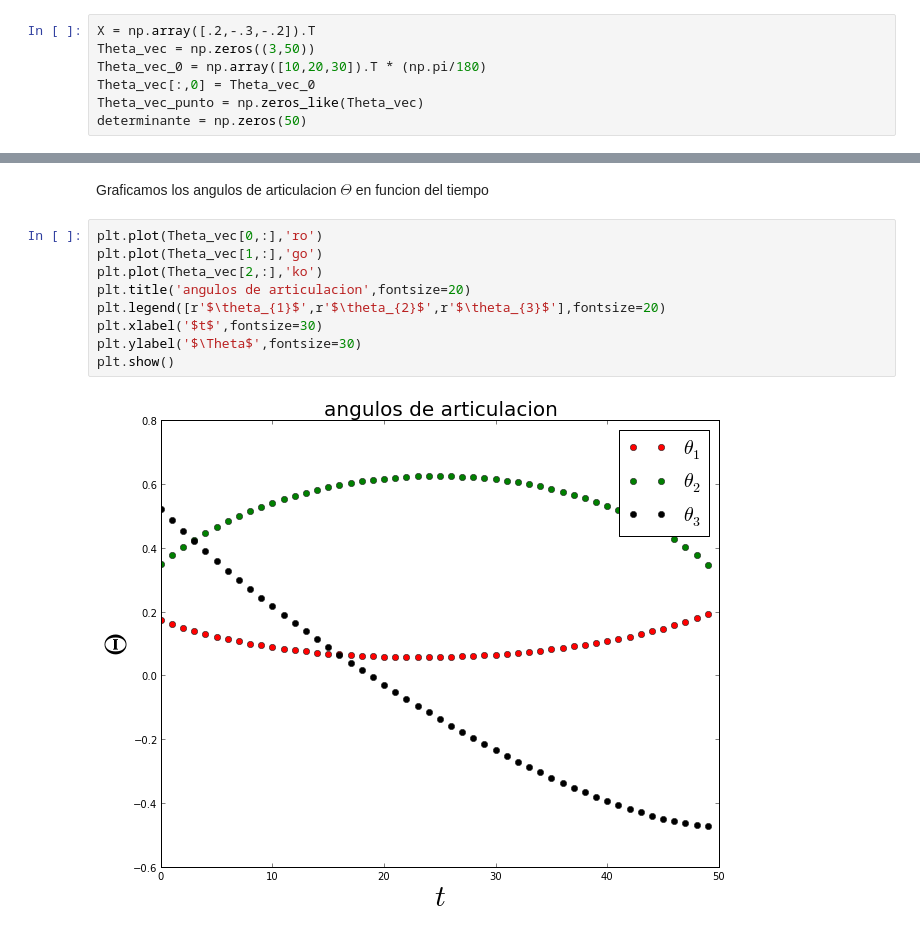
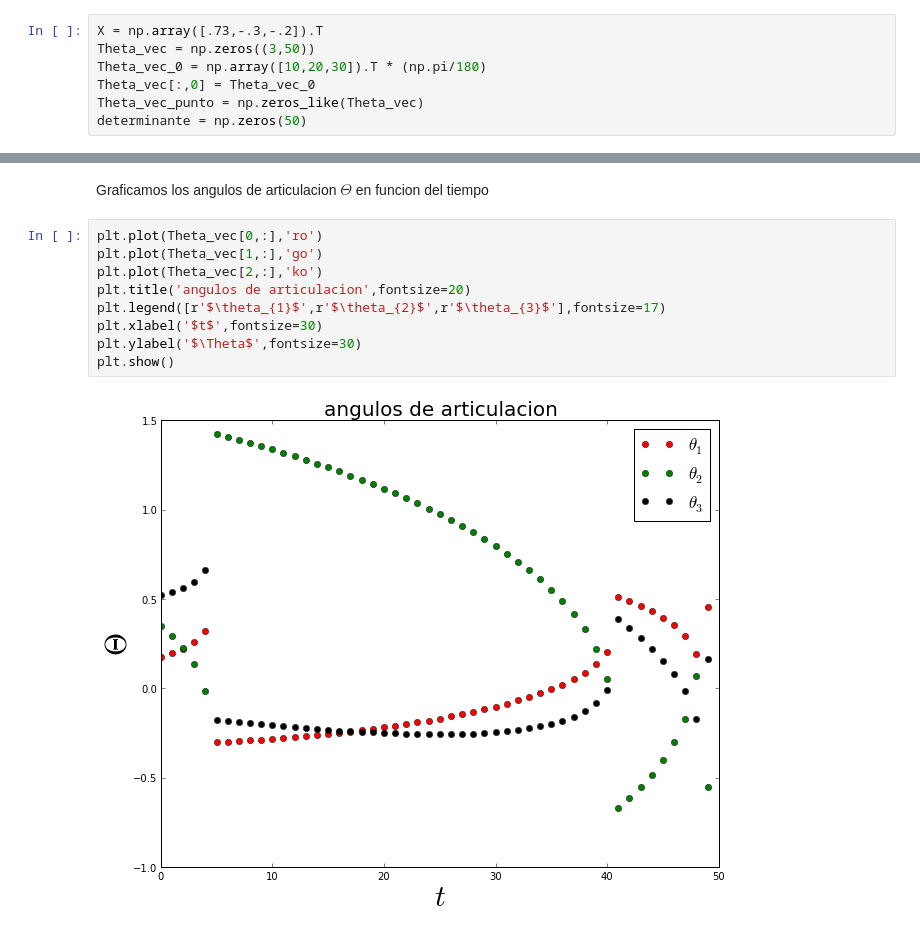
Before and after one commit to elsuizo/Control_de_robots_py, a Jupyter notebook: tp4.ipynb, the cells around one changed output, grey strips where cells are left out. Saved outputs shown, nothing was run; the diff lists cells and outputs as text.

```diff
--- a/tp4.ipynb
+++ b/tp4.ipynb
@@ -326,7 +326,7 @@ Luego definimos el vector de velocidades que se nos da en el enunciado:
 
 $X = [\dot{x},\dot{y},\omega_{z}]=[0.2,-0.3,-0.2]$
 # %%
-X = np.array([.2,-.3,-.2]).T
+X = np.array([.73,-.3,-.2]).T
 Theta_vec = np.zeros((3,50))
 Theta_vec_0 = np.array([10,20,30]).T * (np.pi/180)
 Theta_vec[:,0] = Theta_vec_0
@@ -409,14 +409,14 @@ Graficamos los angulos de articulacion $\Theta$ en funcion del tiempo
 # %%
 plt.plot(Theta_vec[0,:],'ro')
 plt.plot(Theta_vec[1,:],'go')
 plt.plot(Theta_vec[2,:],'ko')
 plt.title('angulos de articulacion',fontsize=20)
-plt.legend([r'$\theta_{1}$',r'$\theta_{2}$',r'$\theta_{3}$'],fontsize=20)
+plt.legend([r'$\theta_{1}$',r'$\theta_{2}$',r'$\theta_{3}$'],fontsize=17)
 plt.xlabel('$t$',fontsize=30)
 plt.ylabel('$\Theta$',fontsize=30)
 plt.show()
 # %% [output]
-[figure, old version]
+[figure, new version]
 # %%
 
 plt.plot(determinante,'yo')
```
Also changed, not shown: parts of 2 cells of this notebook.
